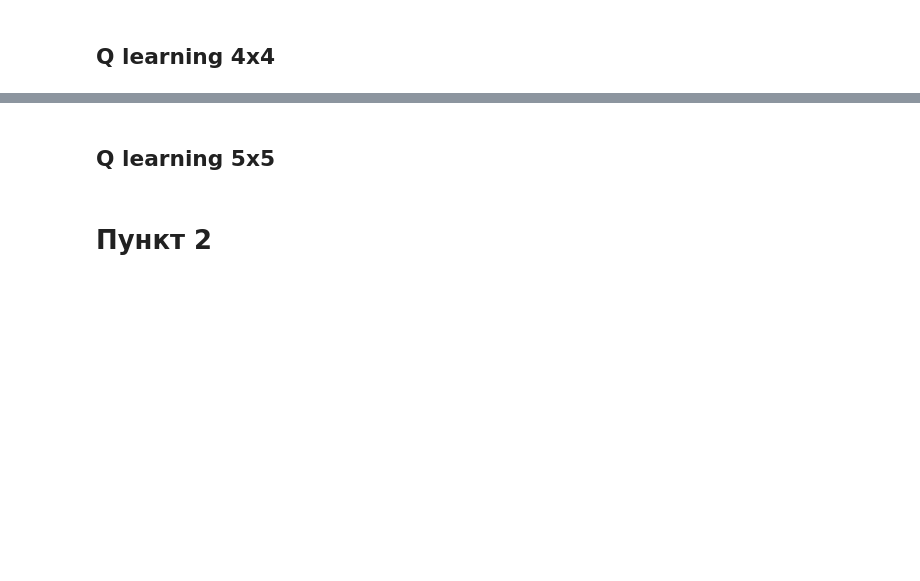
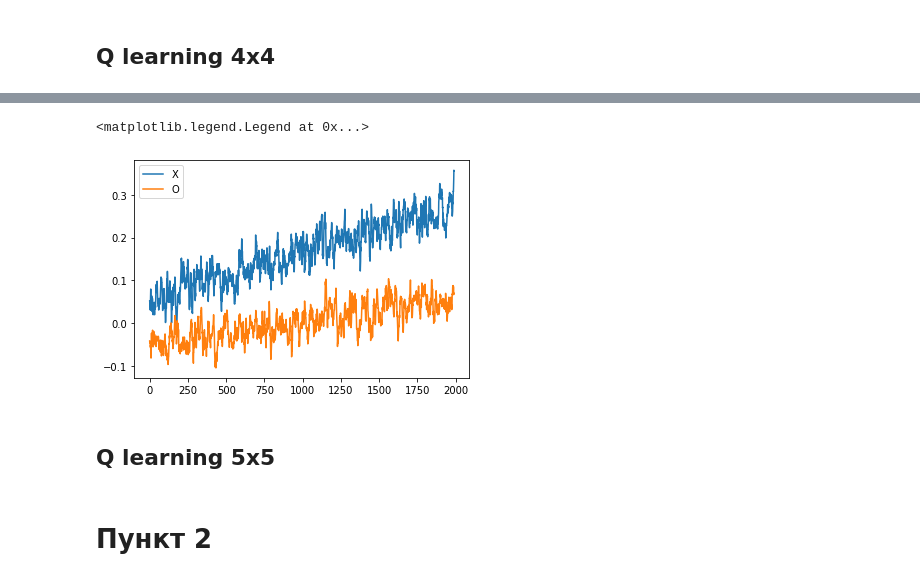
Before and after one commit to akoshel/rl_dl_made_homeworks, a Jupyter notebook: HW2/HW2.ipynb, the cells around one changed output, grey strips where cells are left out. Drawn from its saved outputs; the diff is of its cells as text; code cells hidden in the pictures; blank space fills up the shorter version.

```diff
--- a/HW2/HW2.ipynb
+++ b/HW2/HW2.ipynb
@@ -186,3 +228,15 @@ for i in range(100):
+# %%
+def moving_average(a, n=3) :
+    ret = np.cumsum(a, dtype=float)
+    ret[n:] = ret[n:] - ret[:-n]
+    return ret[n - 1:] / n
+# %%
+plt.plot(moving_average(eval_results_x, 10), label="X")
+plt.plot(moving_average(np.array(eval_results_o), 10), label="O")
+plt.legend()
+# %% [output]
+<matplotlib.legend.Legend at 0x...>
+[figure, added]
 # %% [markdown]
 ## Q learning 5x5
 # %%
```
Also changed, not shown: parts of 18 cells of this notebook, 1 other file.
